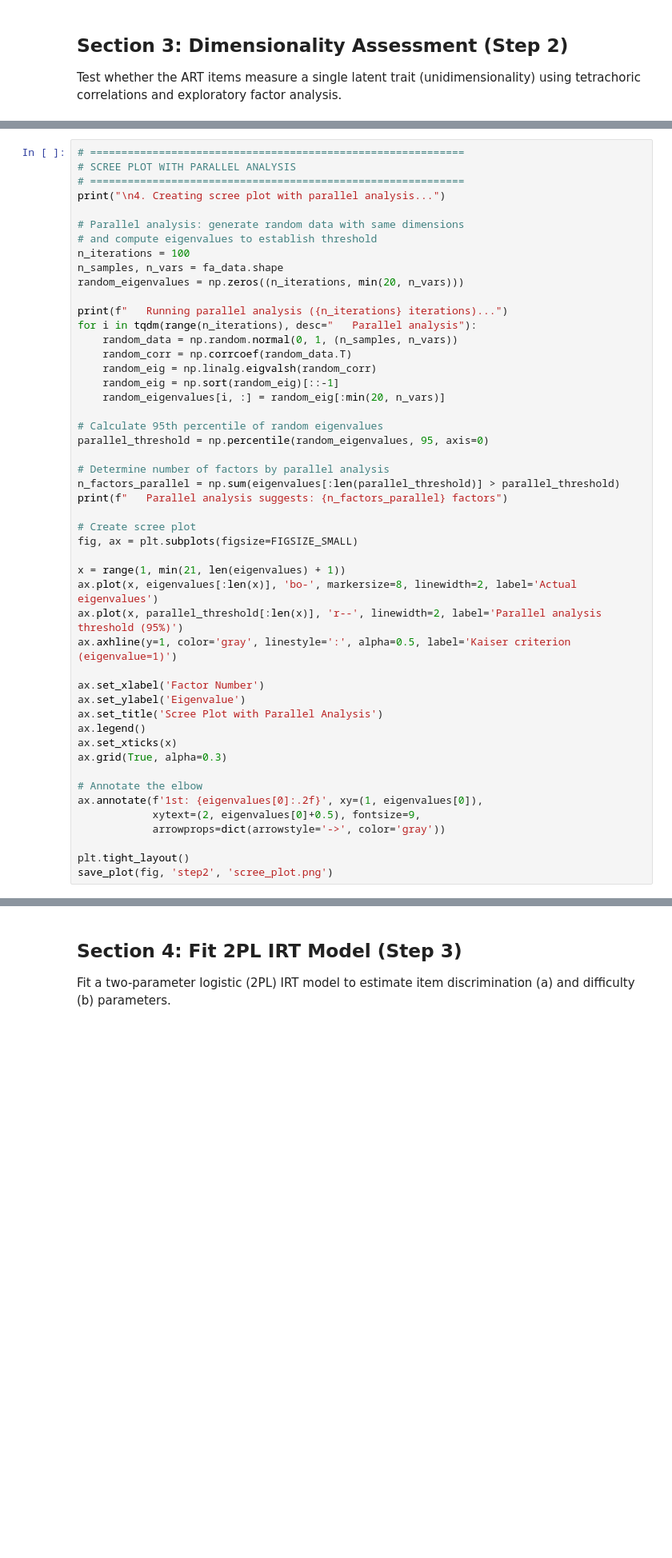
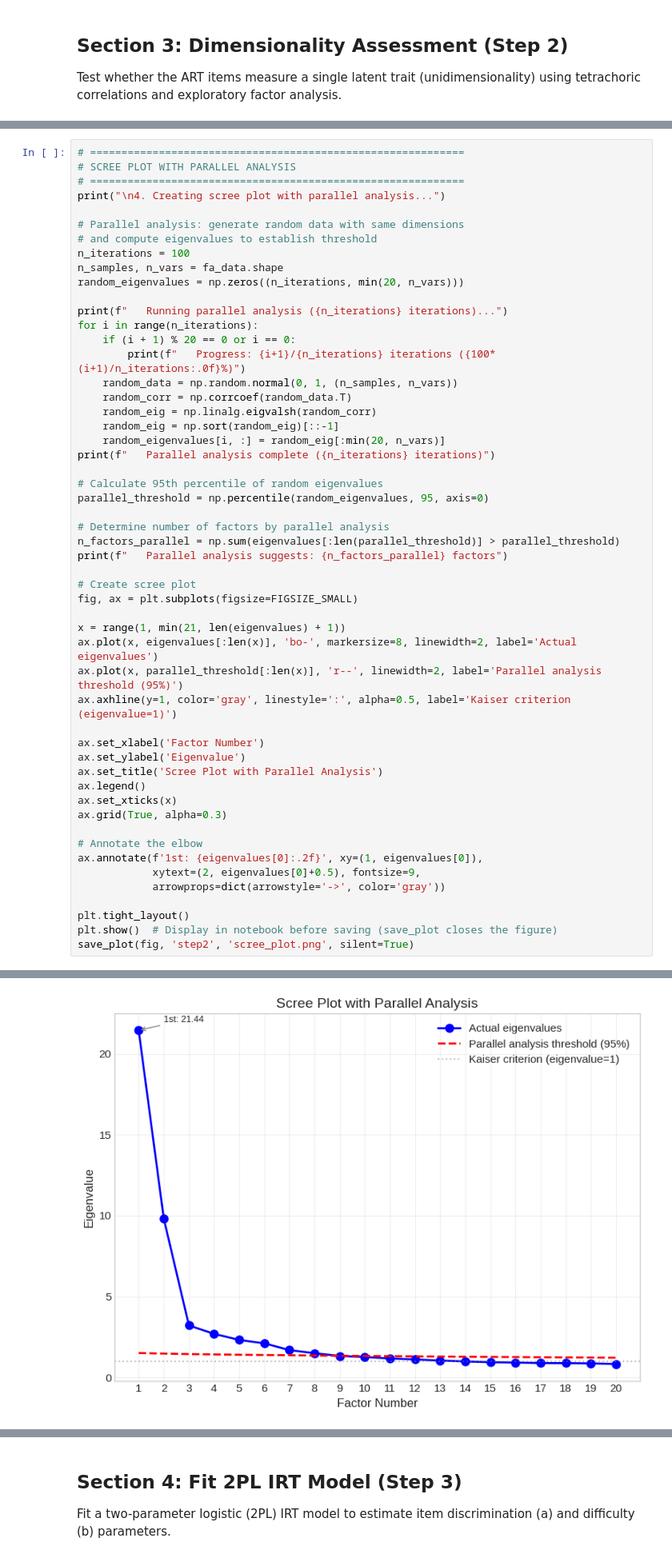
Before and after one commit to BakhturinaPolina/russian-author-recognition-test, a Jupyter notebook: scripts/analysis/irt_art_analysis.ipynb, the cells around one changed output, grey strips where cells are left out. Shown at 80% size. Drawn from its saved outputs; the diff is of its cells as text; blank space fills up the shorter version.

```diff
--- a/scripts/analysis/irt_art_analysis.ipynb
+++ b/scripts/analysis/irt_art_analysis.ipynb
@@ -850,12 +1252,15 @@ n_samples, n_vars = fa_data.shape
 random_eigenvalues = np.zeros((n_iterations, min(20, n_vars)))
 
 print(f"   Running parallel analysis ({n_iterations} iterations)...")
-for i in tqdm(range(n_iterations), desc="   Parallel analysis"):
+for i in range(n_iterations):
+    if (i + 1) % 20 == 0 or i == 0:
+        print(f"   Progress: {i+1}/{n_iterations} iterations ({100*(i+1)/n_iterations:.0f}%)")
     random_data = np.random.normal(0, 1, (n_samples, n_vars))
     random_corr = np.corrcoef(random_data.T)
     random_eig = np.linalg.eigvalsh(random_corr)
     random_eig = np.sort(random_eig)[::-1]
     random_eigenvalues[i, :] = random_eig[:min(20, n_vars)]
+print(f"   Parallel analysis complete ({n_iterations} iterations)")
 
 # Calculate 95th percentile of random eigenvalues
 parallel_threshold = np.percentile(random_eigenvalues, 95, axis=0)
@@ -885,4 +1290,6 @@ ax.annotate(f'1st: {eigenvalues[0]:.2f}', xy=(1, eigenvalues[0]),
             arrowprops=dict(arrowstyle='->', color='gray'))
 
 plt.tight_layout()
-save_plot(fig, 'step2', 'scree_plot.png')
+plt.show()  # Display in notebook before saving (save_plot closes the figure)
+save_plot(fig, 'step2', 'scree_plot.png', silent=True)
+# %% [output]
@@ -888,0 +1306 @@ save_plot(fig, 'step2', 'scree_plot.png')
+[figure, added]
```
Also changed, not shown: parts of 26 cells of this notebook.
